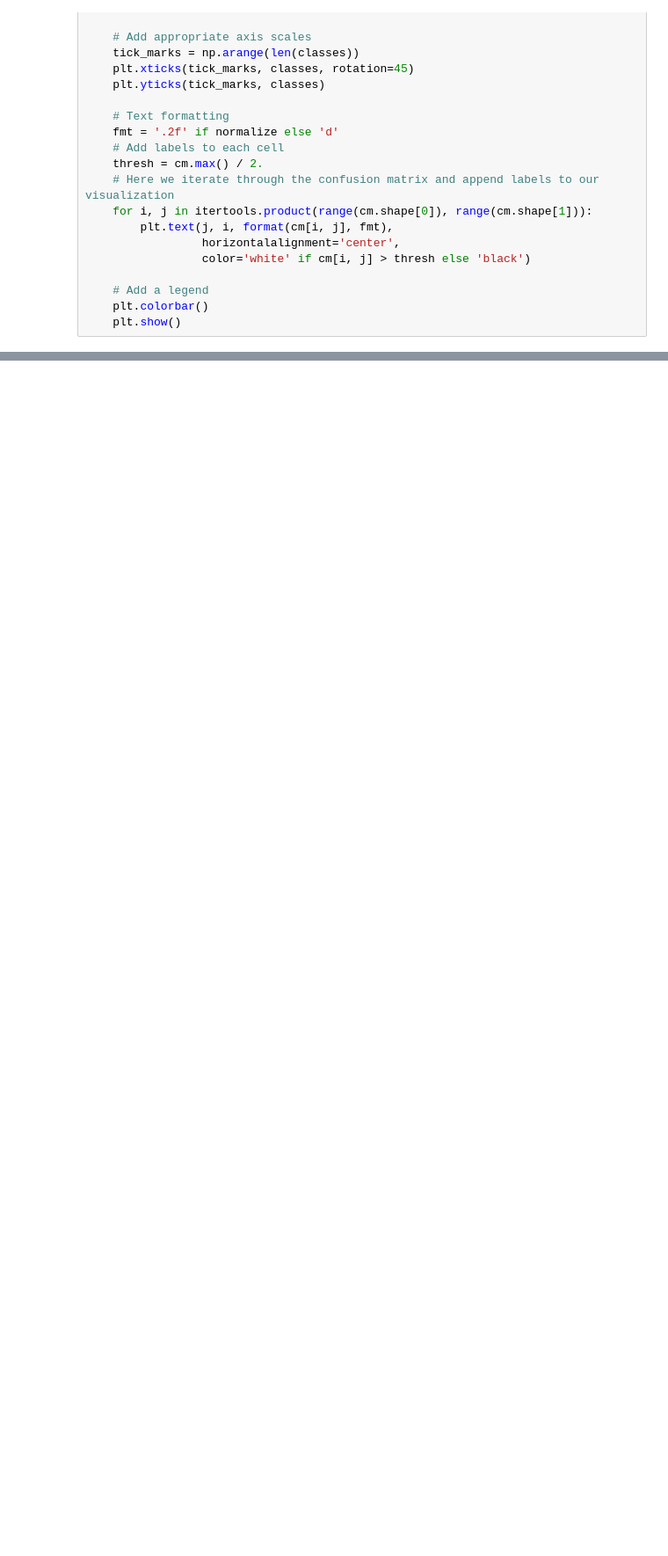
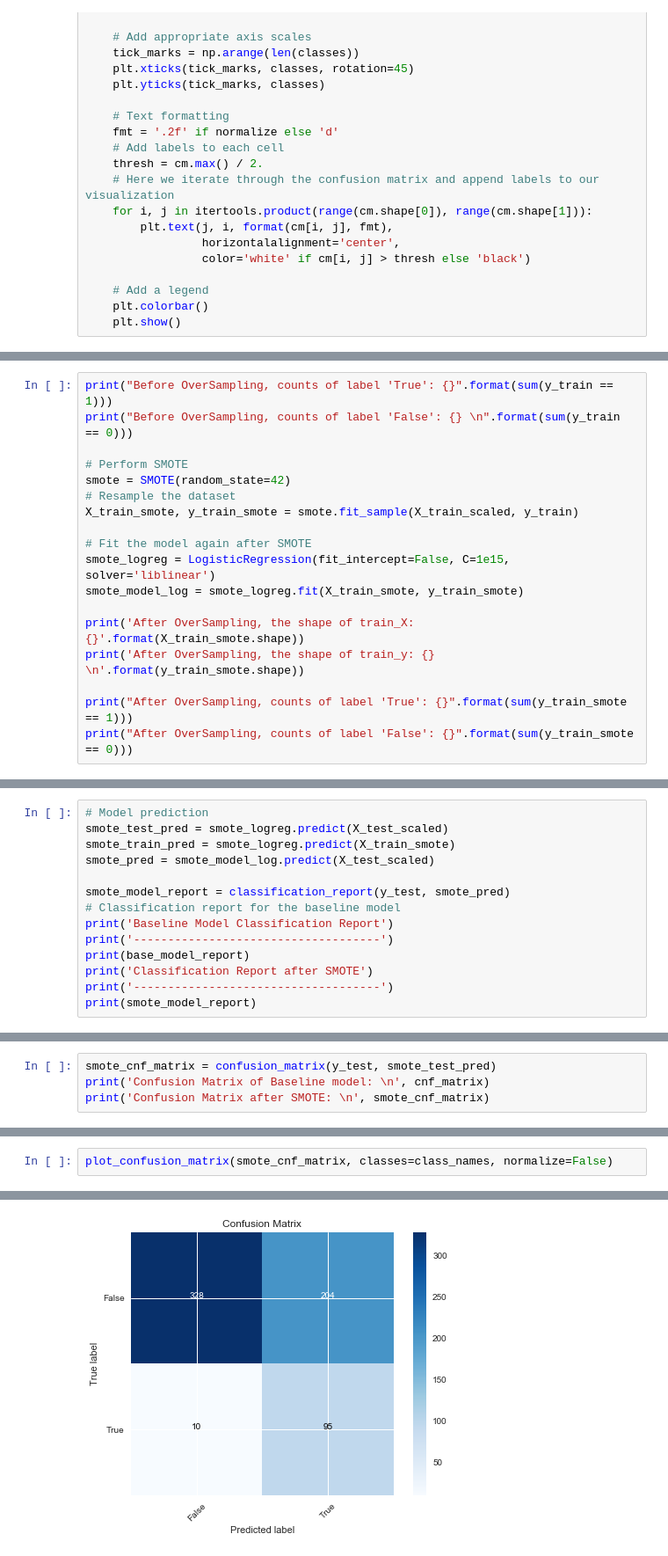
Before and after one commit to linhmai19/dsc-mod-3-project-v2-1-online-ds-sp-000, a Jupyter notebook: customer_churn_analysis.ipynb, the cells around one changed output, grey strips where cells are left out. Shown: that part at 88% size. Drawn from its saved outputs; the diff is of its cells as text; blank space fills up the shorter version.

Commit message:
3rd commit on analysis - SMOTE

```diff
--- a/customer_churn_analysis.ipynb
+++ b/customer_churn_analysis.ipynb
@@ -349,0 +402,18 @@ Confusion matrix, without normalization
+# %%
+print("Before OverSampling, counts of label 'True': {}".format(sum(y_train == 1)))
+print("Before OverSampling, counts of label 'False': {} \n".format(sum(y_train == 0)))
+
+# Perform SMOTE
+smote = SMOTE(random_state=42)
+# Resample the dataset
+X_train_smote, y_train_smote = smote.fit_sample(X_train_scaled, y_train)
+
+# Fit the model again after SMOTE
+smote_logreg = LogisticRegression(fit_intercept=False, C=1e15, solver='liblinear')
+smote_model_log = smote_logreg.fit(X_train_smote, y_train_smote)
+
+print('After OverSampling, the shape of train_X: {}'.format(X_train_smote.shape))
+print('After OverSampling, the shape of train_y: {} \n'.format(y_train_smote.shape))
+
+print("After OverSampling, counts of label 'True': {}".format(sum(y_train_smote == 1)))
+print("After OverSampling, counts of label 'False': {}".format(sum(y_train_smote == 0)))
@@ -349,0 +431,14 @@ Confusion matrix, without normalization
+# %%
+# Model prediction
+smote_test_pred = smote_logreg.predict(X_test_scaled)
+smote_train_pred = smote_logreg.predict(X_train_smote)
+smote_pred = smote_model_log.predict(X_test_scaled)
+
+smote_model_report = classification_report(y_test, smote_pred)
+# Classification report for the baseline model
+print('Baseline Model Classification Report')
+print('------------------------------------')
+print(base_model_report)
+print('Classification Report after SMOTE')
+print('------------------------------------')
+print(smote_model_report)
@@ -349,0 +467,4 @@ Confusion matrix, without normalization
+# %%
+smote_cnf_matrix = confusion_matrix(y_test, smote_test_pred)
+print('Confusion Matrix of Baseline model: \n', cnf_matrix)
+print('Confusion Matrix after SMOTE: \n', smote_cnf_matrix)
@@ -349,0 +478,3 @@ Confusion matrix, without normalization
+# %%
+plot_confusion_matrix(smote_cnf_matrix, classes=class_names, normalize=False)
+# %% [output]
@@ -349,0 +482 @@ Confusion matrix, without normalization
+[figure, added]
```
Also changed, not shown: parts of 23 cells of this notebook.
